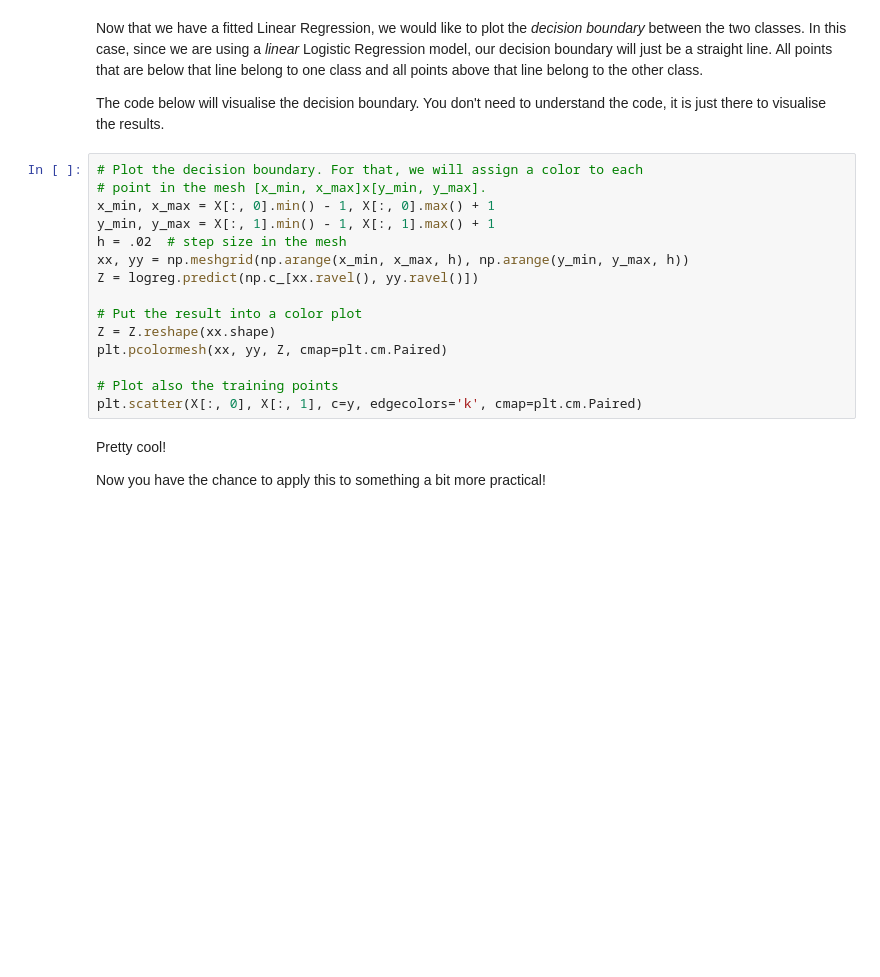
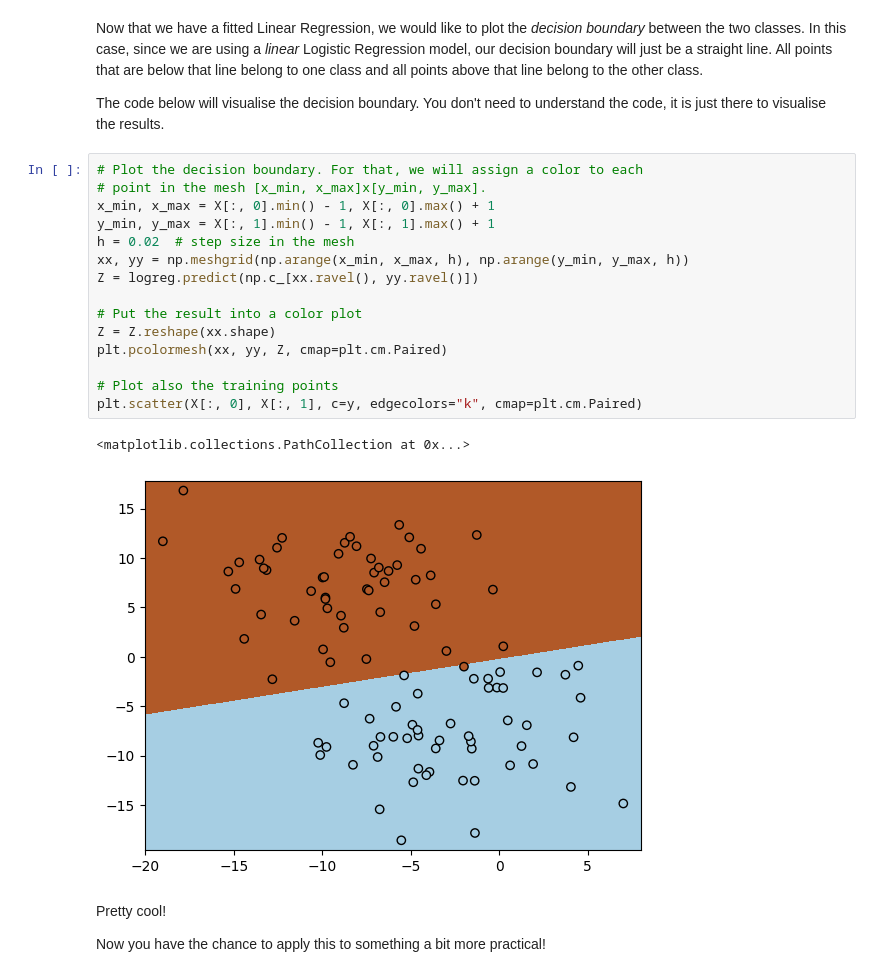
Before and after one commit to nbonacchi/python-programming, a Jupyter notebook: python-data-science/python-data-extra-machine-learning.ipynb, the cells around one changed output. Cells and saved outputs as stored; diff of their text form; blank space fills up the shorter version.

```diff
--- a/python-data-science/python-data-extra-machine-learning.ipynb
+++ b/python-data-science/python-data-extra-machine-learning.ipynb
@@ -166,18 +214,21 @@ The code below will visualise the decision boundary. You don't need to understan
 # %%
 # Plot the decision boundary. For that, we will assign a color to each
 # point in the mesh [x_min, x_max]x[y_min, y_max].
 x_min, x_max = X[:, 0].min() - 1, X[:, 0].max() + 1
 y_min, y_max = X[:, 1].min() - 1, X[:, 1].max() + 1
-h = .02  # step size in the mesh
+h = 0.02  # step size in the mesh
 xx, yy = np.meshgrid(np.arange(x_min, x_max, h), np.arange(y_min, y_max, h))
 Z = logreg.predict(np.c_[xx.ravel(), yy.ravel()])
 
 # Put the result into a color plot
 Z = Z.reshape(xx.shape)
 plt.pcolormesh(xx, yy, Z, cmap=plt.cm.Paired)
 
 # Plot also the training points
-plt.scatter(X[:, 0], X[:, 1], c=y, edgecolors='k', cmap=plt.cm.Paired)
+plt.scatter(X[:, 0], X[:, 1], c=y, edgecolors="k", cmap=plt.cm.Paired)
+# %% [output]
+<matplotlib.collections.PathCollection at 0x...>
+[figure, added]
 # %% [markdown]
 Pretty cool!
 
```
Also changed, not shown: parts of 19 cells of this notebook, 2 other files.
